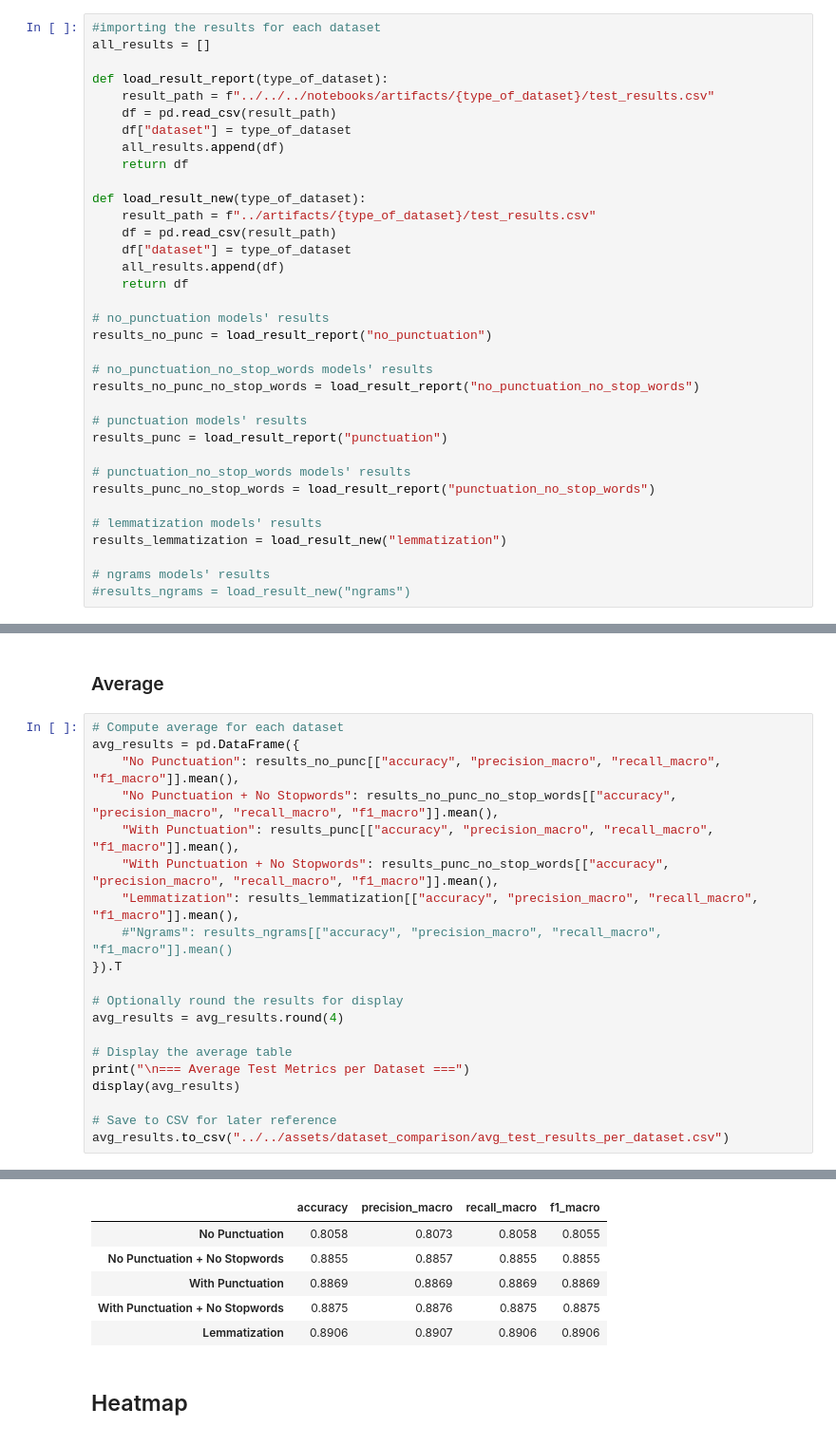
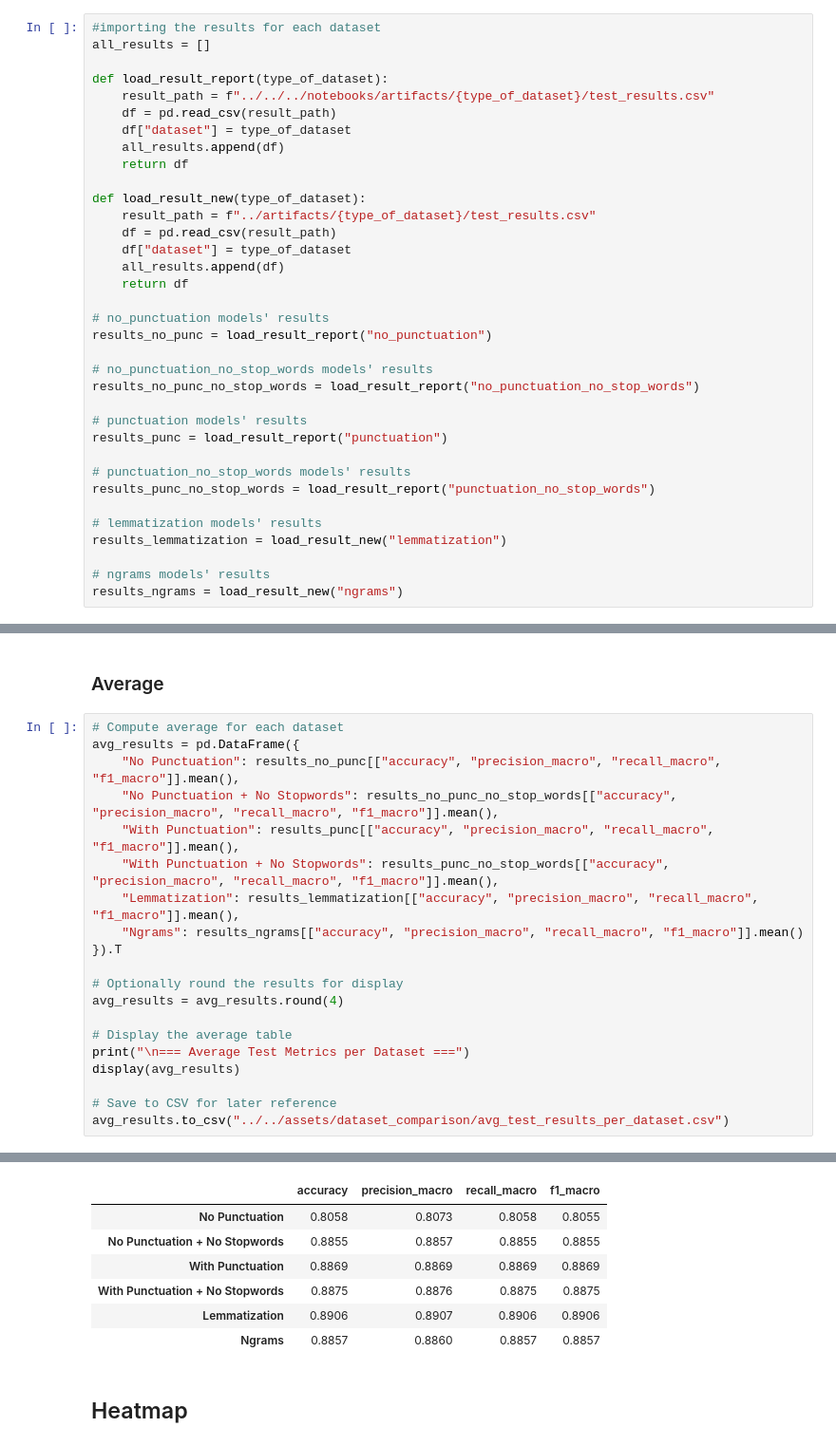
Before and after one commit to DuarteCruz6/MLChallenge-2526, a Jupyter notebook: presentation/notebooks/other_stuff/dataset_comparison.ipynb, the cells around one changed output, grey strips where cells are left out. Shown at 95% size. Saved outputs shown, nothing was run; the diff lists cells and outputs as text.

```diff
--- a/presentation/notebooks/other_stuff/dataset_comparison.ipynb
+++ b/presentation/notebooks/other_stuff/dataset_comparison.ipynb
@@ -40,7 +40,7 @@ results_punc_no_stop_words = load_result_report("punctuation_no_stop_words")
 results_lemmatization = load_result_new("lemmatization")
 
 # ngrams models' results
-#results_ngrams = load_result_new("ngrams")
+results_ngrams = load_result_new("ngrams")
 # %% [markdown]
 ## Build comparison table
 # %% [markdown]
@@ -86,31 +86,32 @@ df_all.to_csv("../../assets/dataset_comparison/combined_test_results.csv", index
 # %%
 # Compute average for each dataset
 avg_results = pd.DataFrame({
     "No Punctuation": results_no_punc[["accuracy", "precision_macro", "recall_macro", "f1_macro"]].mean(),
     "No Punctuation + No Stopwords": results_no_punc_no_stop_words[["accuracy", "precision_macro", "recall_macro", "f1_macro"]].mean(),
     "With Punctuation": results_punc[["accuracy", "precision_macro", "recall_macro", "f1_macro"]].mean(),
     "With Punctuation + No Stopwords": results_punc_no_stop_words[["accuracy", "precision_macro", "recall_macro", "f1_macro"]].mean(),
     "Lemmatization": results_lemmatization[["accuracy", "precision_macro", "recall_macro", "f1_macro"]].mean(),
-    #"Ngrams": results_ngrams[["accuracy", "precision_macro", "recall_macro", "f1_macro"]].mean()
+    "Ngrams": results_ngrams[["accuracy", "precision_macro", "recall_macro", "f1_macro"]].mean()
 }).T
 
 # Optionally round the results for display
 avg_results = avg_results.round(4)
 
 # Display the average table
 print("\n=== Average Test Metrics per Dataset ===")
 display(avg_results)
 
 # Save to CSV for later reference
 avg_results.to_csv("../../assets/dataset_comparison/avg_test_results_per_dataset.csv")
 # %% [output]
 === Average Test Metrics per Dataset ===
 |  | accuracy | precision_macro | recall_macro | f1_macro |
 | No Punctuation | 0.8058 | 0.8073 | 0.8058 | 0.8055 |
 | No Punctuation + No Stopwords | 0.8855 | 0.8857 | 0.8855 | 0.8855 |
 | With Punctuation | 0.8869 | 0.8869 | 0.8869 | 0.8869 |
 | With Punctuation + No Stopwords | 0.8875 | 0.8876 | 0.8875 | 0.8875 |
 | Lemmatization | 0.8906 | 0.8907 | 0.8906 | 0.8906 |
+| Ngrams | 0.8857 | 0.8860 | 0.8857 | 0.8857 |
 # %% [markdown]
 ## Heatmap
 # %%
```
Also changed, not shown: parts of 6 cells of this notebook, 15 other files.
